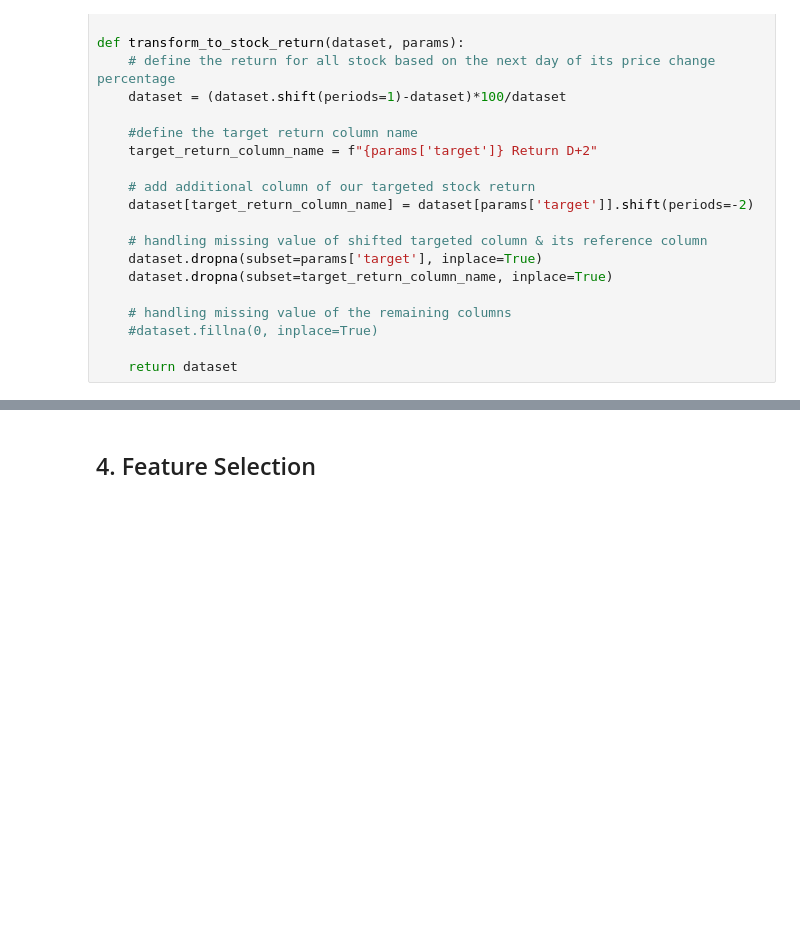
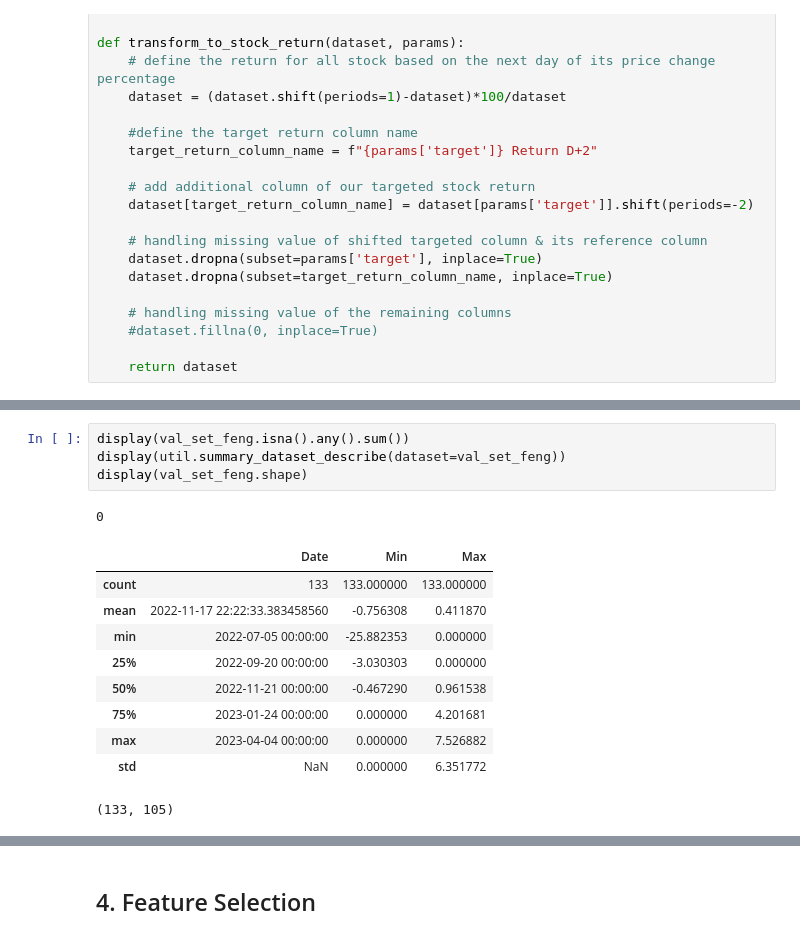
Before and after one commit to tgaufa/stock_prediction_time_series_modelling, a Jupyter notebook: 2. preprocessing.ipynb, the cells around one changed output, grey strips where cells are left out. Drawn from its saved outputs; the diff is of its cells as text; blank space fills up the shorter version.

```diff
--- a/2. preprocessing.ipynb
+++ b/2. preprocessing.ipynb
@@ -107,0 +145,16 @@ val_set_feng.describe()
+# %%
+display(val_set_feng.isna().any().sum())
+display(util.summary_dataset_describe(dataset=val_set_feng))
+display(val_set_feng.shape)
+# %% [output]
+0
+|  | Date | Min | Max |
+| count | 133 | 133.000000 | 133.000000 |
+| mean | 2022-11-17 22:22:33.383458560 | -0.756308 | 0.411870 |
+| min | 2022-07-05 00:00:00 | -25.882353 | 0.000000 |
+| 25% | 2022-09-20 00:00:00 | -3.030303 | 0.000000 |
+| 50% | 2022-11-21 00:00:00 | -0.467290 | 0.961538 |
+| 75% | 2023-01-24 00:00:00 | 0.000000 | 4.201681 |
+| max | 2023-04-04 00:00:00 | 0.000000 | 7.526882 |
+| std | NaN | 0.000000 | 6.351772 |
+(133, 105)
```
Also changed, not shown: parts of 32 cells of this notebook, 13 other files.
